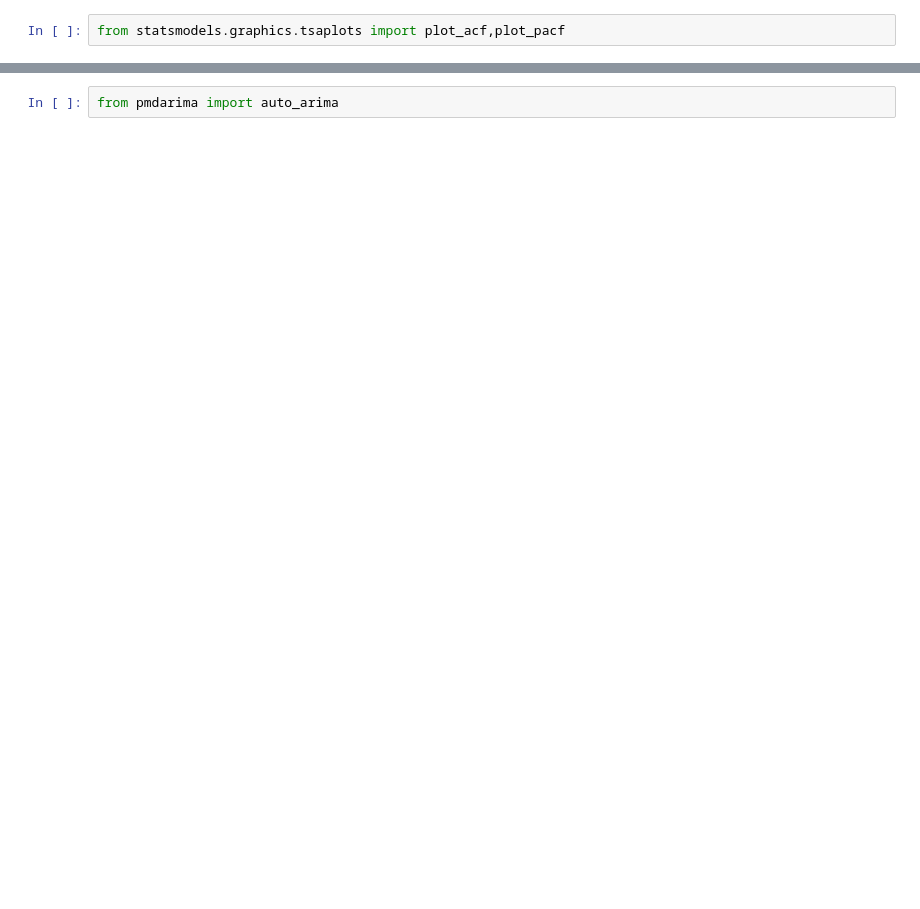
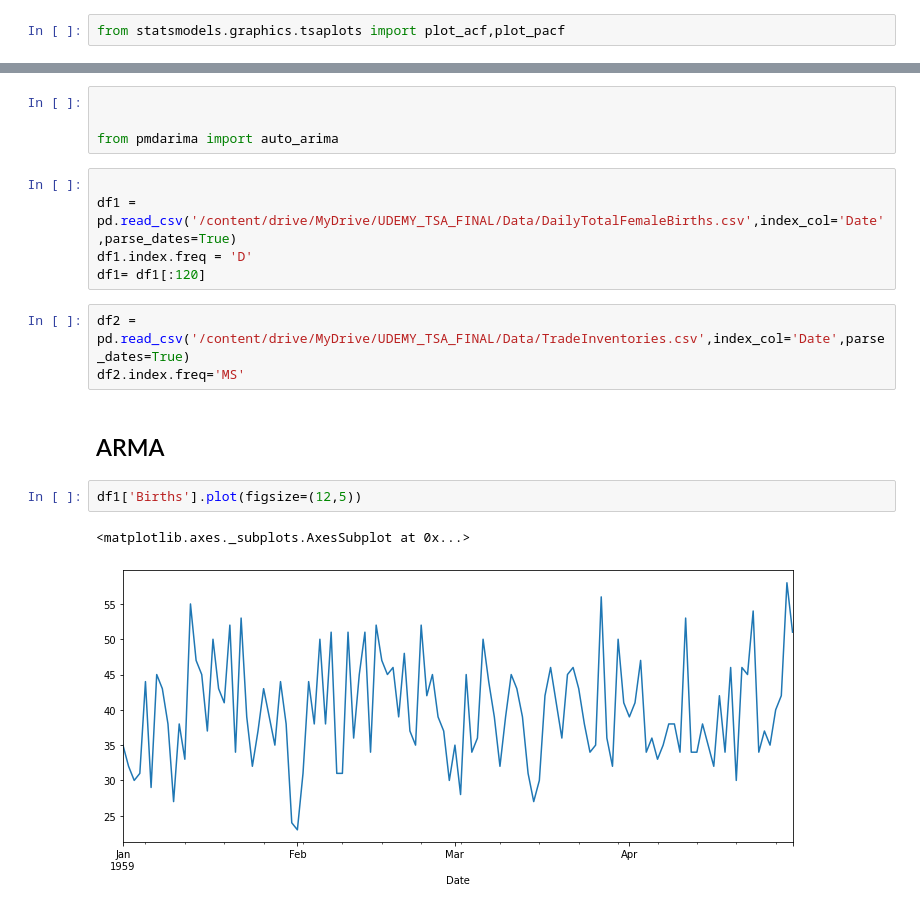
Before and after one commit to kunal266/Algo_Practice, a Jupyter notebook: Arma_ARIMA.ipynb, the cells around one changed output, grey strips where cells are left out. Cells and saved outputs as stored; diff of their text form; blank space fills up the shorter version.

```diff
--- a/Arma_ARIMA.ipynb
+++ b/Arma_ARIMA.ipynb
@@ -15,2 +64,19 @@ pip install pmdarima
 # %%
+
+
 from pmdarima import auto_arima
+# %%
+
+df1 = pd.read_csv('/content/drive/MyDrive/UDEMY_TSA_FINAL/Data/DailyTotalFemaleBirths.csv',index_col='Date',parse_dates=True)
+df1.index.freq = 'D'
+df1= df1[:120]
+# %%
+df2 = pd.read_csv('/content/drive/MyDrive/UDEMY_TSA_FINAL/Data/TradeInventories.csv',index_col='Date',parse_dates=True)
+df2.index.freq='MS'
+# %% [markdown]
+## ARMA
+# %%
+df1['Births'].plot(figsize=(12,5))
+# %% [output]
+<matplotlib.axes._subplots.AxesSubplot at 0x...>
+[figure, added]
```
Also changed, not shown: parts of 26 cells of this notebook.
